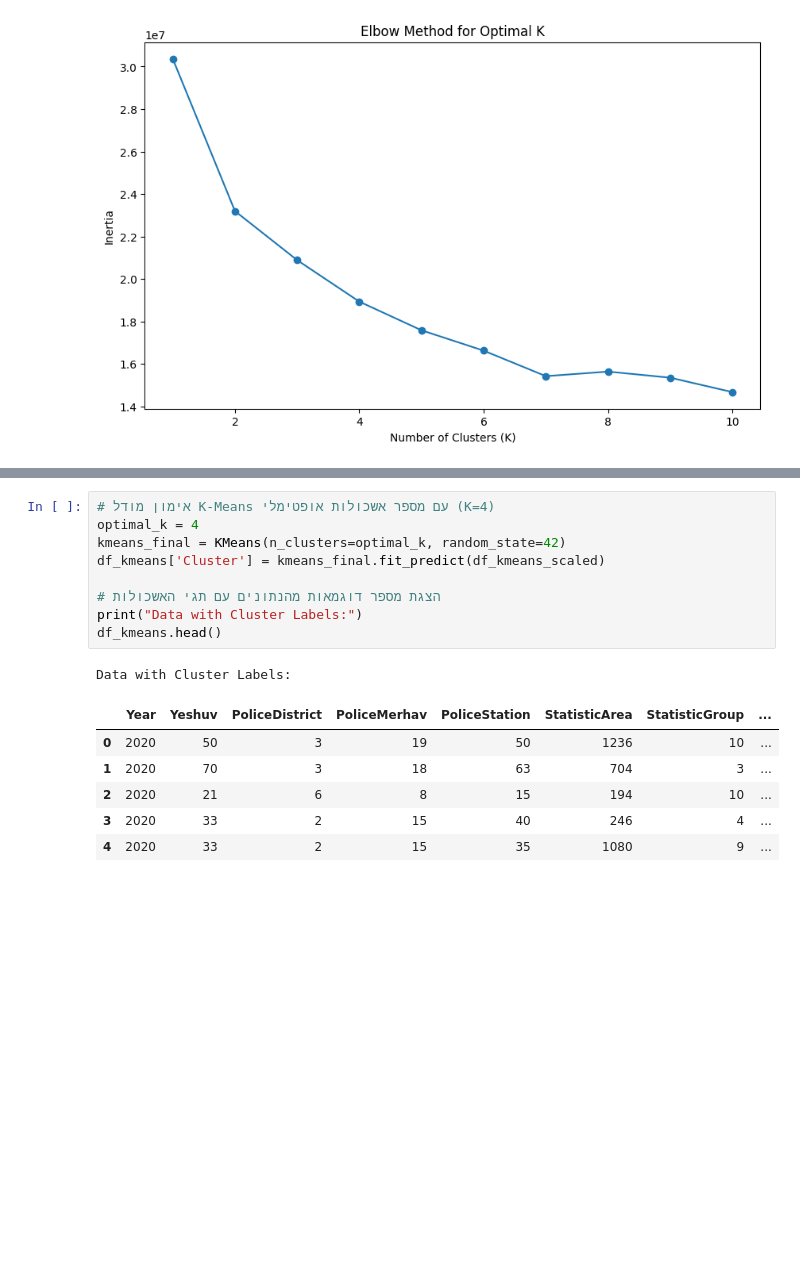
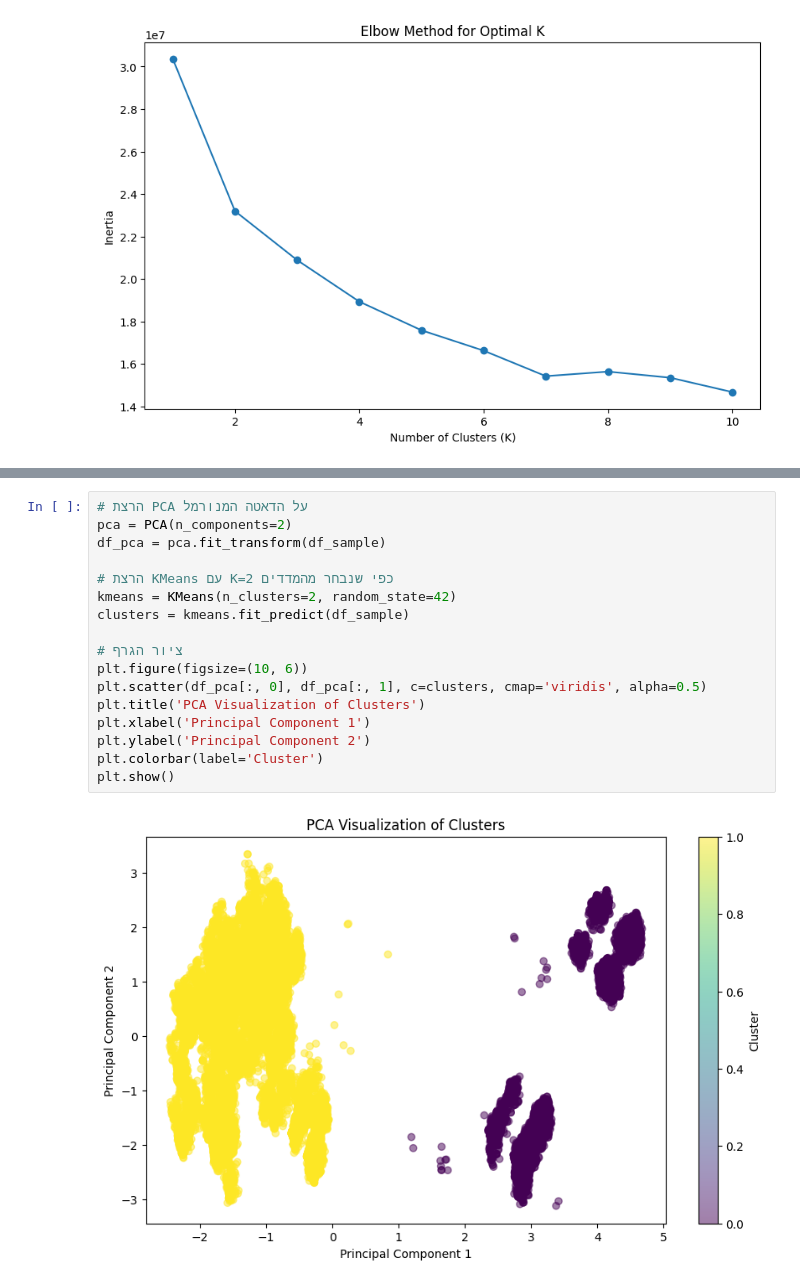
Before and after one commit to orifelszer/CrimeData, a Jupyter notebook: Clustering.ipynb, the cells around one changed output, grey strips where cells are left out. Cells and saved outputs as stored; diff of their text form; blank space fills up the shorter version.

```diff
--- a/Clustering.ipynb
+++ b/Clustering.ipynb
@@ -342,17 +228,19 @@ KeyboardInterrupt:
-# %%
-# אימון מודל K-Means עם מספר אשכולות אופטימלי (K=4)
-optimal_k = 4
-kmeans_final = KMeans(n_clusters=optimal_k, random_state=42)
-df_kmeans['Cluster'] = kmeans_final.fit_predict(df_kmeans_scaled)
-
-# הצגת מספר דוגמאות מהנתונים עם תגי האשכולות
-print("Data with Cluster Labels:")
-df_kmeans.head()
-# %% [output]
-Data with Cluster Labels:
-|  | Year | Yeshuv | PoliceDistrict | PoliceMerhav | PoliceStation | StatisticArea | StatisticGroup | ... |
-| 0 | 2020 | 50 | 3 | 19 | 50 | 1236 | 10 | ... |
-| 1 | 2020 | 70 | 3 | 18 | 63 | 704 | 3 | ... |
-| 2 | 2020 | 21 | 6 | 8 | 15 | 194 | 10 | ... |
-| 3 | 2020 | 33 | 2 | 15 | 40 | 246 | 4 | ... |
-| 4 | 2020 | 33 | 2 | 15 | 35 | 1080 | 9 | ... |
+# %%
+# הרצת PCA על הדאטה המנורמל
+pca = PCA(n_components=2)
+df_pca = pca.fit_transform(df_sample)
+
+# הרצת KMeans עם K=2 כפי שנבחר מהמדדים
+kmeans = KMeans(n_clusters=2, random_state=42)
+clusters = kmeans.fit_predict(df_sample)
+
+# ציור הגרף
+plt.figure(figsize=(10, 6))
+plt.scatter(df_pca[:, 0], df_pca[:, 1], c=clusters, cmap='viridis', alpha=0.5)
+plt.title('PCA Visualization of Clusters')
+plt.xlabel('Principal Component 1')
+plt.ylabel('Principal Component 2')
+plt.colorbar(label='Cluster')
+plt.show()
+# %% [output]
+[figure, added]
```
Also changed, not shown: parts of 36 cells of this notebook.
